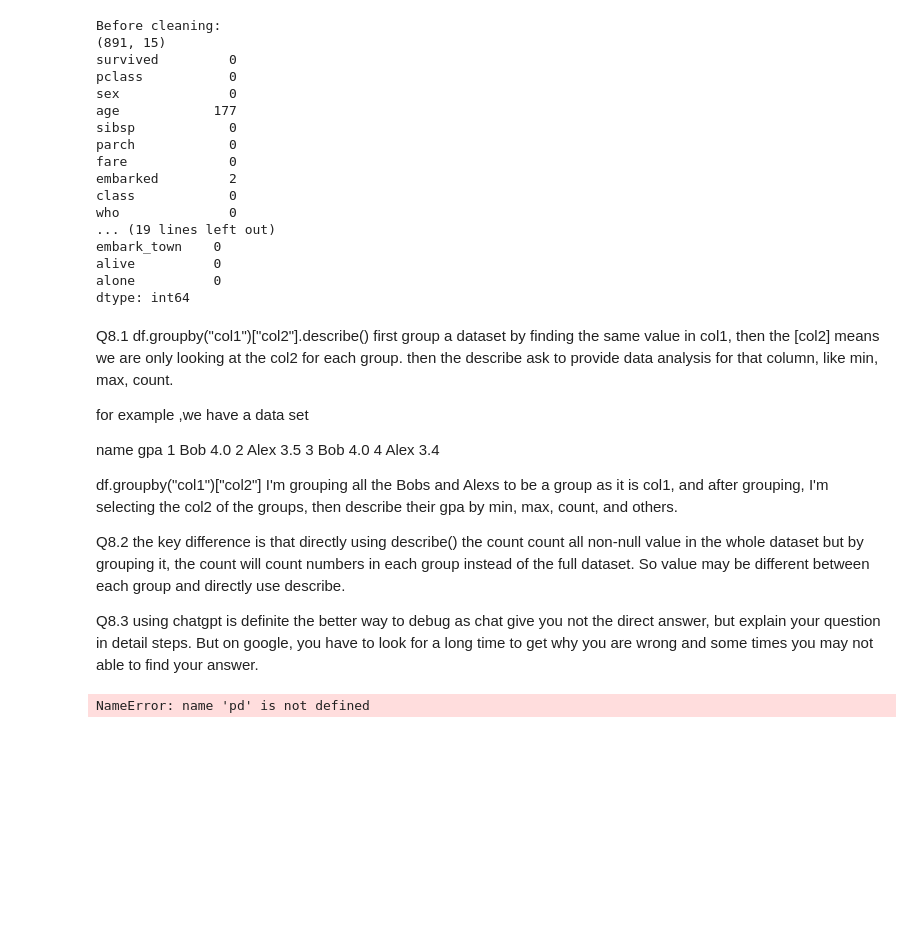
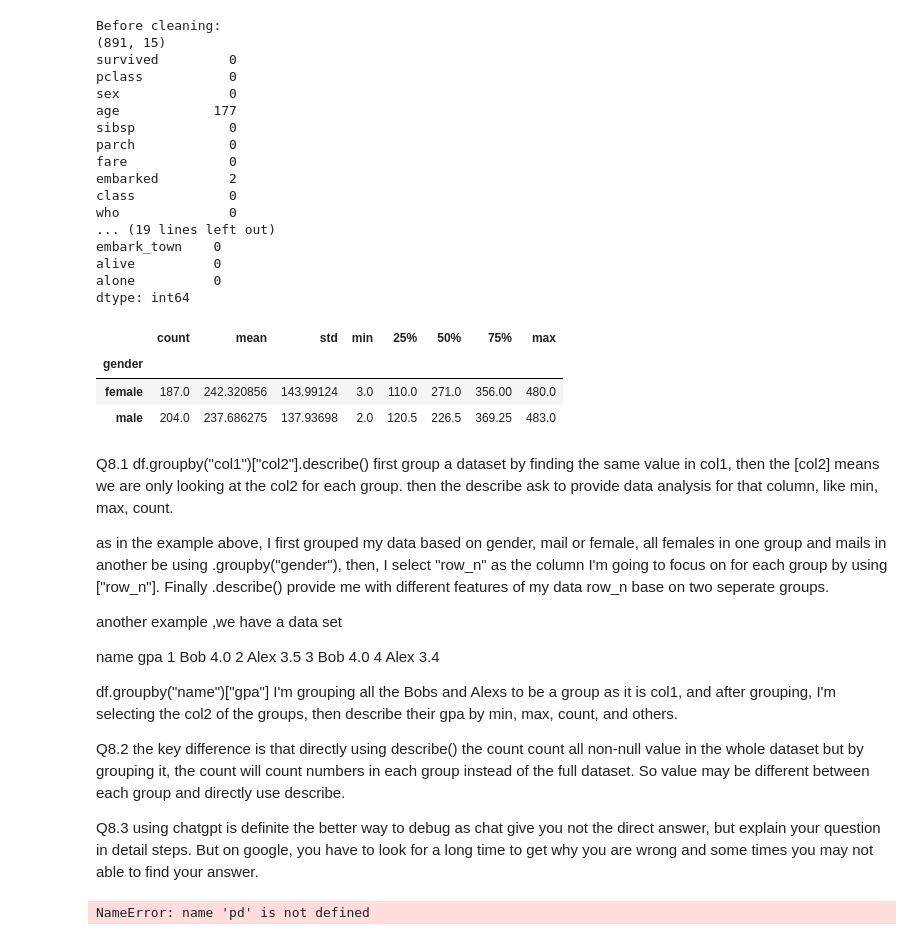
Before and after one commit to Dy414-ui/Sta130, a Jupyter notebook: hw1-Copy1.ipynb, the cells around one changed output. Saved outputs shown, nothing was run; the diff lists cells and outputs as text; code cells hidden in the pictures; blank space fills up the shorter version.

```diff
--- a/hw1-Copy1.ipynb
+++ b/hw1-Copy1.ipynb
@@ -196,11 +203,26 @@ embark_town    0
 alive          0
 alone          0
 dtype: int64
+# %%
+# Q8.1 code
+
+import pandas as pd
+link = "https://raw.githubusercontent.com/rfordatascience/tidytuesday/master/data/2020/2020-05-05/villagers.csv"
+df = pd.read_csv(link)
+df
+df.groupby("gender")["row_n"].describe()
+# %% [output]
+|  | count | mean | std | min | 25% | 50% | 75% | max |
+| gender |  |  |  |  |  |  |  |  |
+| female | 187.0 | 242.320856 | 143.99124 | 3.0 | 110.0 | 271.0 | 356.00 | 480.0 |
+| male | 204.0 | 237.686275 | 137.93698 | 2.0 | 120.5 | 226.5 | 369.25 | 483.0 |
 # %% [markdown]
 Q8.1
 df.groupby("col1")["col2"].describe() first group a dataset by finding the same value in col1, then the [col2] means we are only looking at the col2 for each group. then the describe ask to provide data analysis for that column, like min, max, count.
 
-for example ,we have a data set
+as in the example above, I first grouped my data based on gender, mail or female, all females in one group and mails in another be using .groupby("gender"), then, I select "row_n" as the column I'm going to focus on for each group by using ["row_n"]. Finally .describe() provide me with different features of my data row_n base on two seperate groups.
+
+another example ,we have a data set
 
   name  gpa
 1 Bob  4.0
@@ -208,7 +230,7 @@ for example ,we have a data set
 3 Bob  4.0
 4 Alex 3.4
 
-df.groupby("col1")["col2"]
+df.groupby("name")["gpa"]
 I'm grouping all the Bobs and Alexs to be a group as it is col1, and after grouping, I'm selecting the col2 of the groups, then describe their gpa by min, max, count, and others.
 
 Q8.2
```
Also changed, not shown: parts of 1 cell of this notebook.
